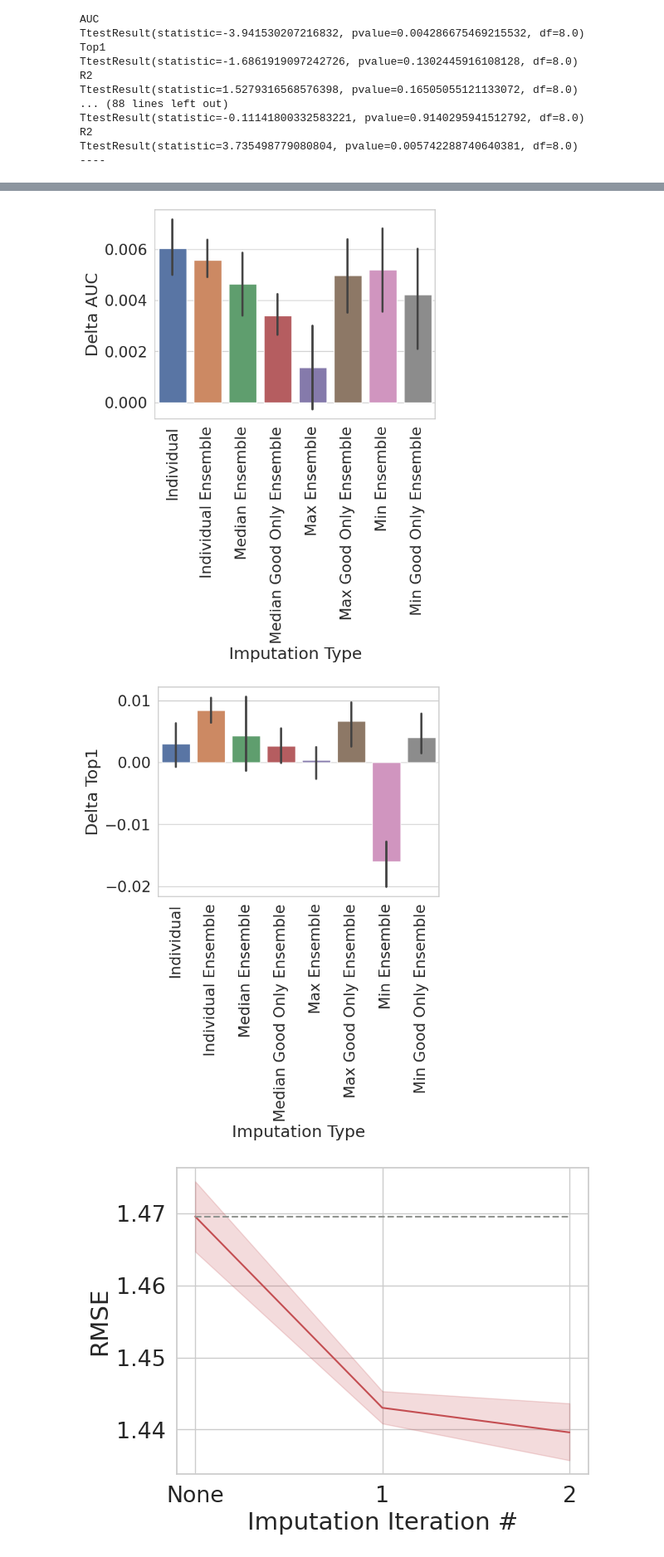
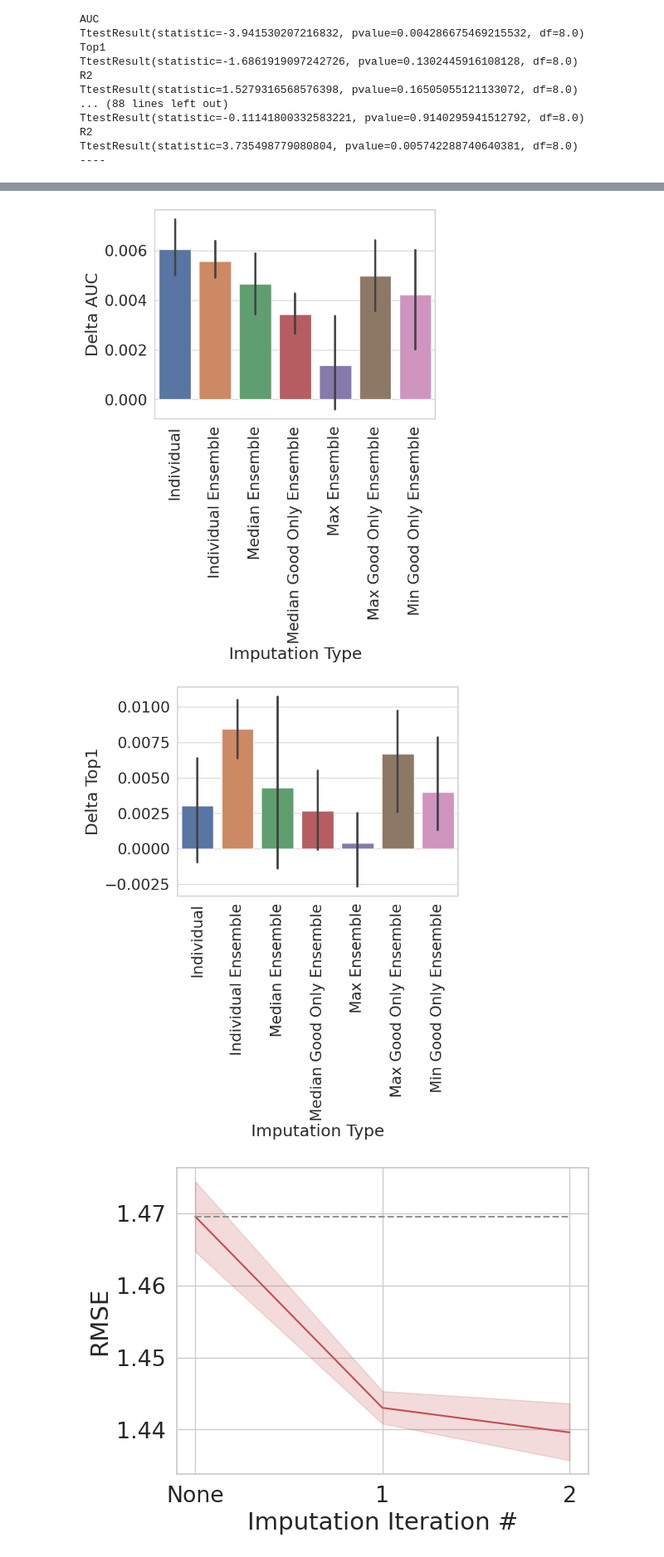
Before and after one commit to francoep/ImputationPaper, a Jupyter notebook: generate_figures.ipynb, the cells around one changed output, grey strips where cells are left out. Shown at 83% size. Cells and saved outputs as stored; diff of their text form; code cells hidden in the pictures.

```diff
--- a/generate_figures.ipynb
+++ b/generate_figures.ipynb
@@ -386,17 +386,17 @@ plt.savefig('figures/ComparingImpStylesR2.pdf',dpi=300,bbox_inches='tight')
 # %%
 tmp=df[df['Imputation Iteration #']==1]
-tmp2=tmp[~(tmp['Imputation Type']=='Min_Ens')]
+tmp2=tmp[~(tmp['Imputation Type']=='Min Ensemble')]
 sns.barplot(data=tmp2, x='Imputation Type',y='Delta AUC')
 plt.xticks(rotation=90)
 plt.savefig('figures/ComparingImpStylesAUC.pdf',bbox_inches='tight')
 # %% [output]
-[figure, old version]
+[figure, new version]
 # %%
 tmp=df[df['Imputation Iteration #']==1]
-tmp2=tmp[~(tmp['Imputation Type']=='Min_Ens')]
+tmp2=tmp[~(tmp['Imputation Type']=='Min Ensemble')]
 sns.barplot(data=tmp2, x='Imputation Type',y='Delta Top1')
 plt.xticks(rotation=90)
 plt.savefig('figures/ComparingImpStylesTop1.pdf',bbox_inches='tight')
 # %% [output]
-[figure, old version]
+[figure, new version]
 # %%
```
Also changed, not shown: parts of 4 cells of this notebook, 5 other files.
